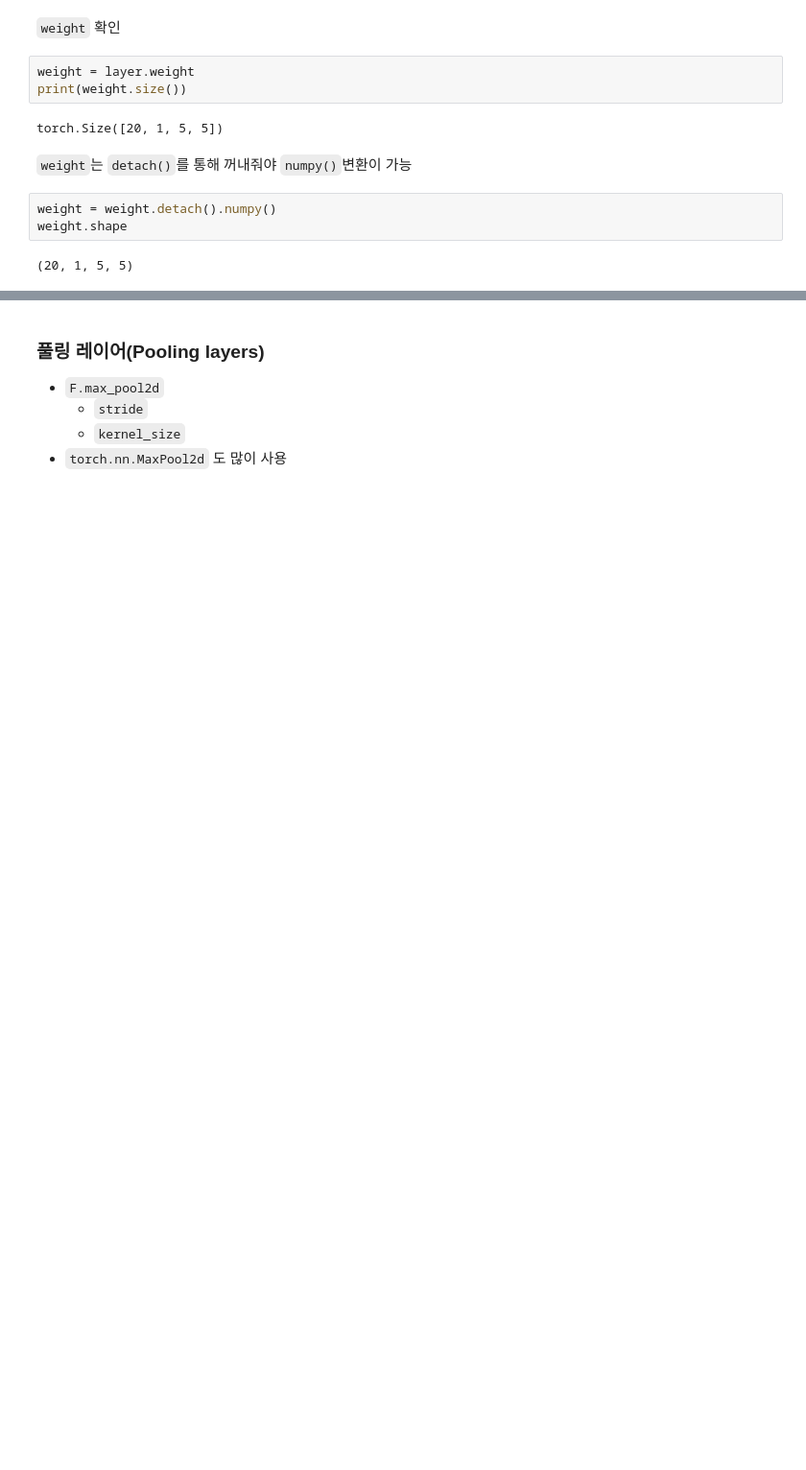
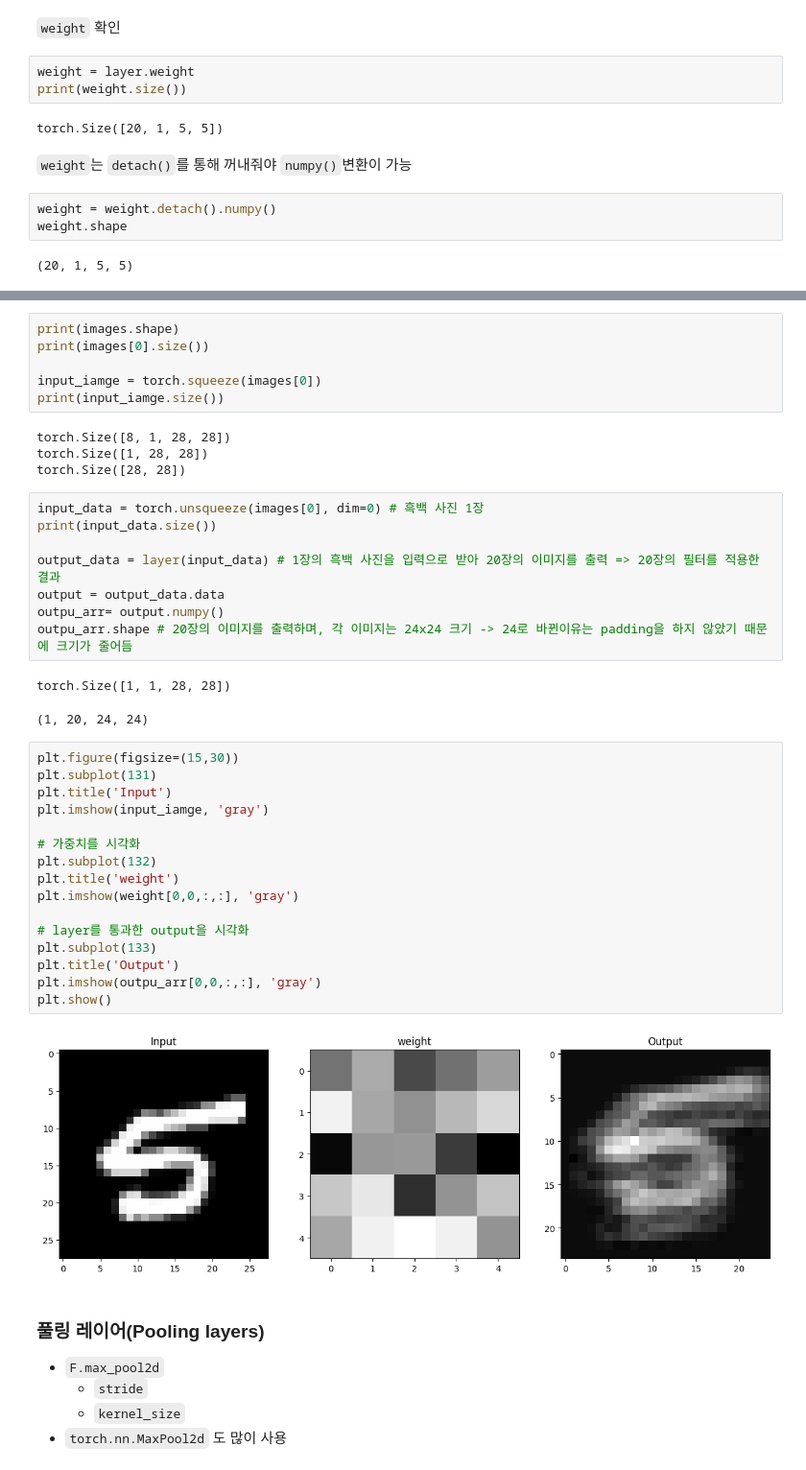
Before and after one commit to kimminyeol/torch_repository, a Jupyter notebook: torch_basic/torch.ipynb, the cells around one changed output, grey strips where cells are left out. Shown at 96% size. Saved outputs shown, nothing was run; the diff lists cells and outputs as text; blank space fills up the shorter version.

Commit message:
my first torch

```diff
--- a/torch_basic/torch.ipynb
+++ b/torch_basic/torch.ipynb
@@ -1061,3 +1073,42 @@ plt.show()
+# %%
+print(images.shape)
+print(images[0].size())
+
+input_iamge = torch.squeeze(images[0])
+print(input_iamge.size())
+# %% [output]
+torch.Size([8, 1, 28, 28])
+torch.Size([1, 28, 28])
+torch.Size([28, 28])
+# %%
+input_data = torch.unsqueeze(images[0], dim=0) # 흑백 사진 1장
+print(input_data.size())
+
+output_data = layer(input_data) # 1장의 흑백 사진을 입력으로 받아 20장의 이미지를 출력 => 20장의 필터를 적용한 결과
+output = output_data.data
+outpu_arr= output.numpy()
+outpu_arr.shape # 20장의 이미지를 출력하며, 각 이미지는 24x24 크기 -> 24로 바뀐이유는 padding을 하지 않았기 때문에 크기가 줄어듬
+# %% [output]
+torch.Size([1, 1, 28, 28])
+(1, 20, 24, 24)
+# %%
+plt.figure(figsize=(15,30))
+plt.subplot(131)
+plt.title('Input')
+plt.imshow(input_iamge, 'gray')
+
+# 가중치를 시각화
+plt.subplot(132)
+plt.title('weight')
+plt.imshow(weight[0,0,:,:], 'gray')
+
+# layer를 통과한 output을 시각화
+plt.subplot(133)
+plt.title('Output')
+plt.imshow(outpu_arr[0,0,:,:], 'gray')
+plt.show()
+# %% [output]
+[figure, added]
 # %% [markdown]
 ### 풀링 레이어(Pooling layers)
 
```
Also changed, not shown: parts of 47 cells of this notebook, 1 other file.
